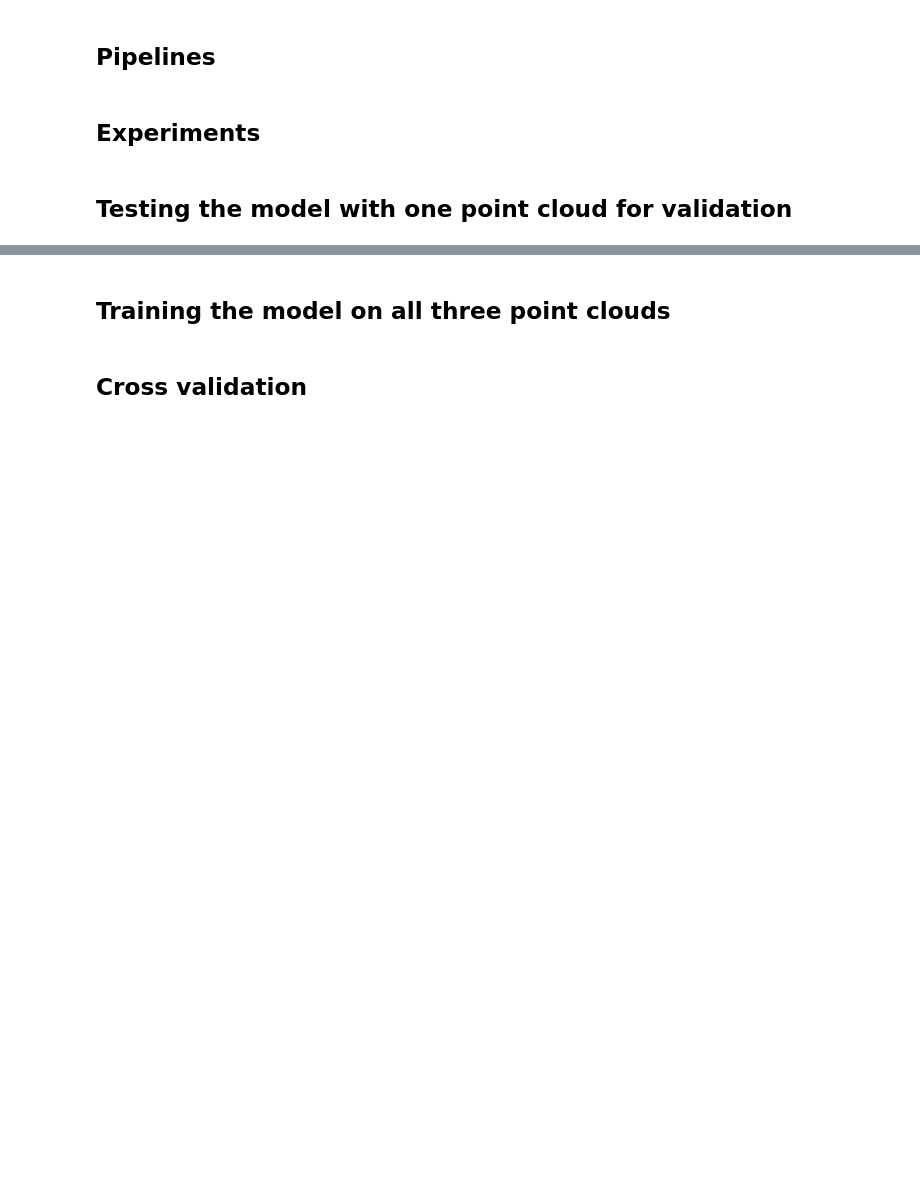
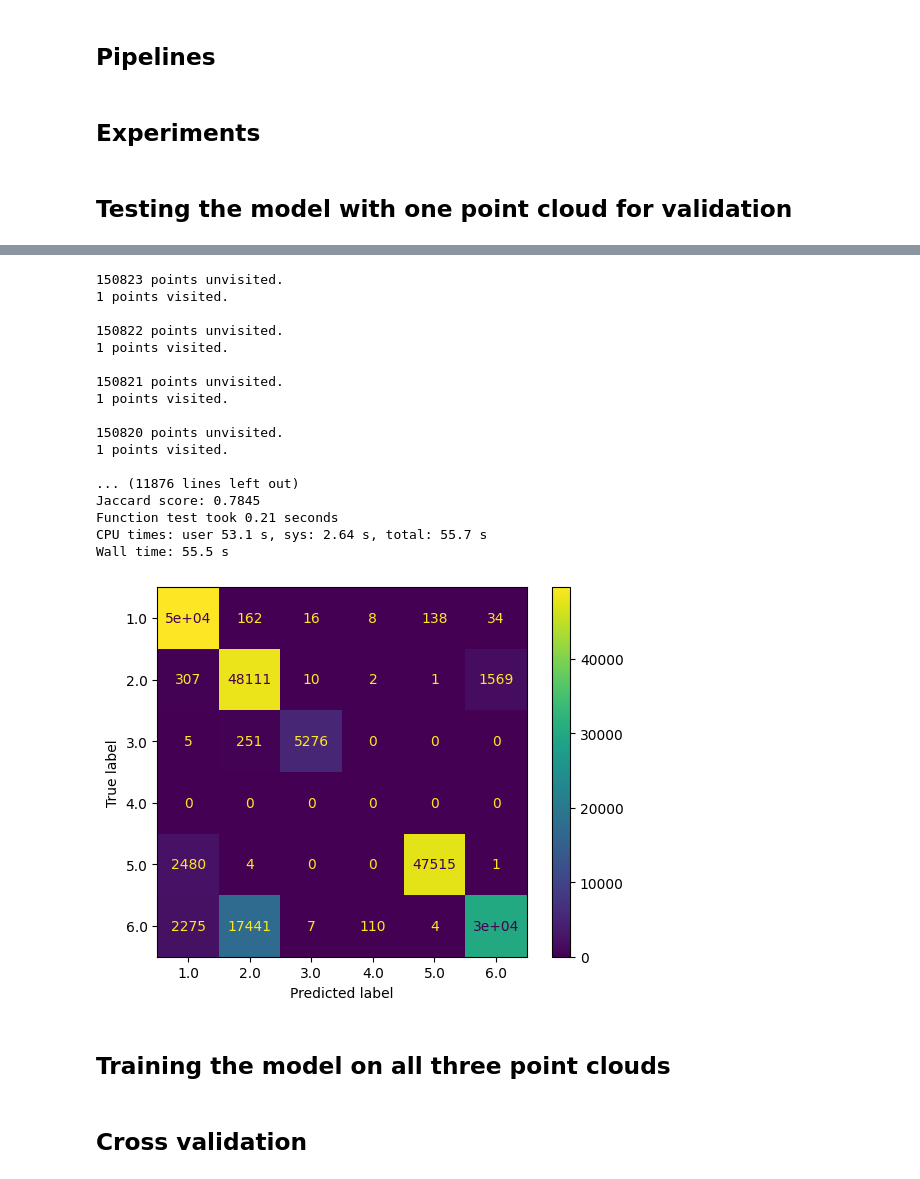
Before and after one commit to aubin-tchoi/npm3d, a Jupyter notebook: mini_challenge/mini_challenge_subsampling.ipynb, the cells around one changed output, grey strips where cells are left out. Cells and saved outputs as stored; diff of their text form; code cells hidden in the pictures; blank space fills up the shorter version.

```diff
--- a/mini_challenge/mini_challenge_subsampling.ipynb
+++ b/mini_challenge/mini_challenge_subsampling.ipynb
@@ -156,3 +190,31 @@ Function test took 2.69 seconds
+# %%
+%%time
+smooth_labels(test_point_cloud, prediction, 0.3, len(features_extractor.label_names))
+test(
+    prediction,
+    y_val,
+    test_point_cloud,
+    file_path=f"submissions/point_clouds/{model_name}_smooth-{datetime.now().strftime('%Y_%m_%d-%H_%M')}.ply",
+)
+# %% [output]
+150823 points unvisited.
+1 points visited.
+
+150822 points unvisited.
+1 points visited.
+
+150821 points unvisited.
+1 points visited.
+
+150820 points unvisited.
+1 points visited.
+
+... (11876 lines left out)
+Jaccard score: 0.7845
+Function test took 0.21 seconds
+CPU times: user 53.1 s, sys: 2.64 s, total: 55.7 s
+Wall time: 55.5 s
+[figure, added]
 # %% [markdown]
 ## Training the model on all three point clouds
 # %% [markdown]
```
Also changed, not shown: parts of 14 cells of this notebook, 2 other files.
